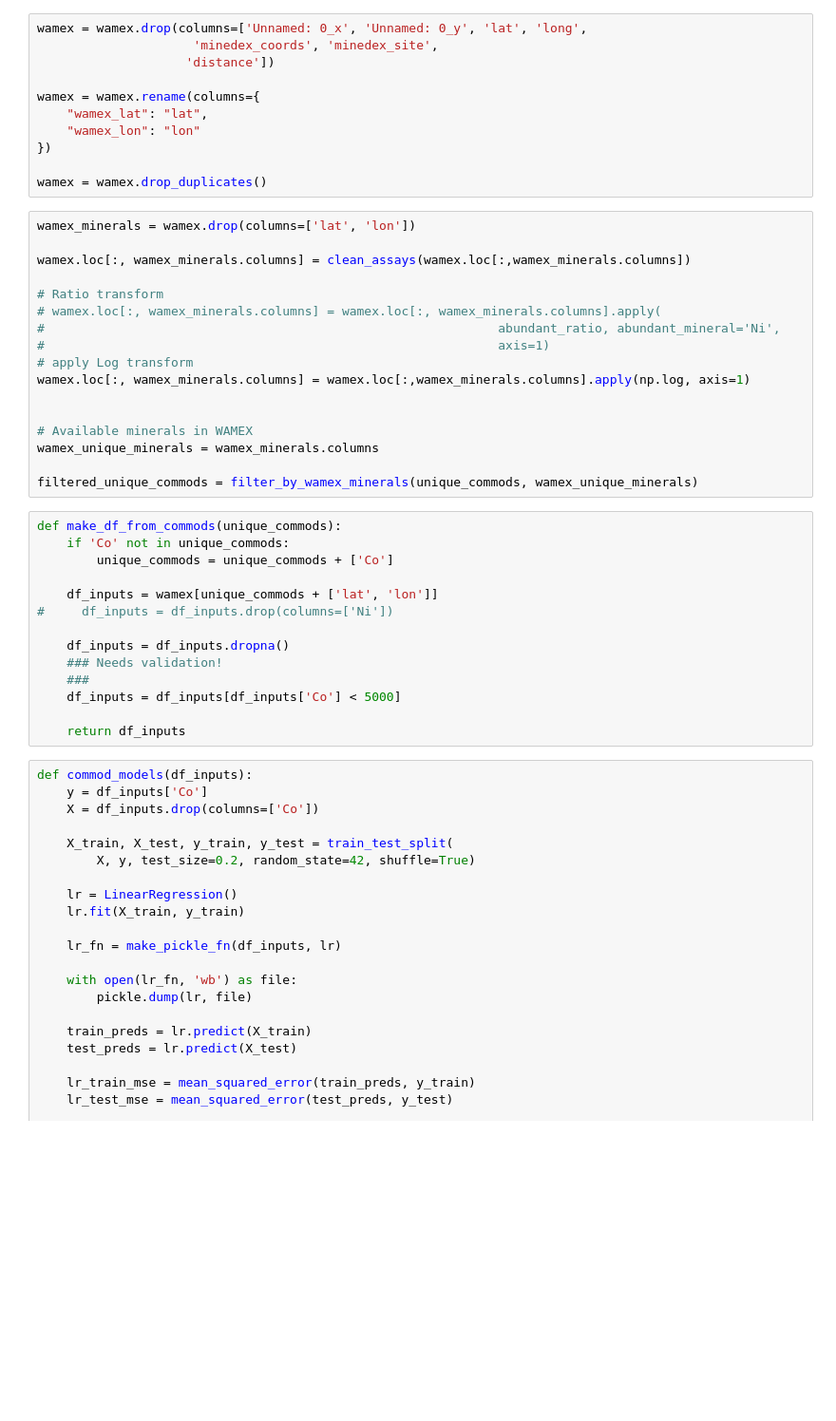
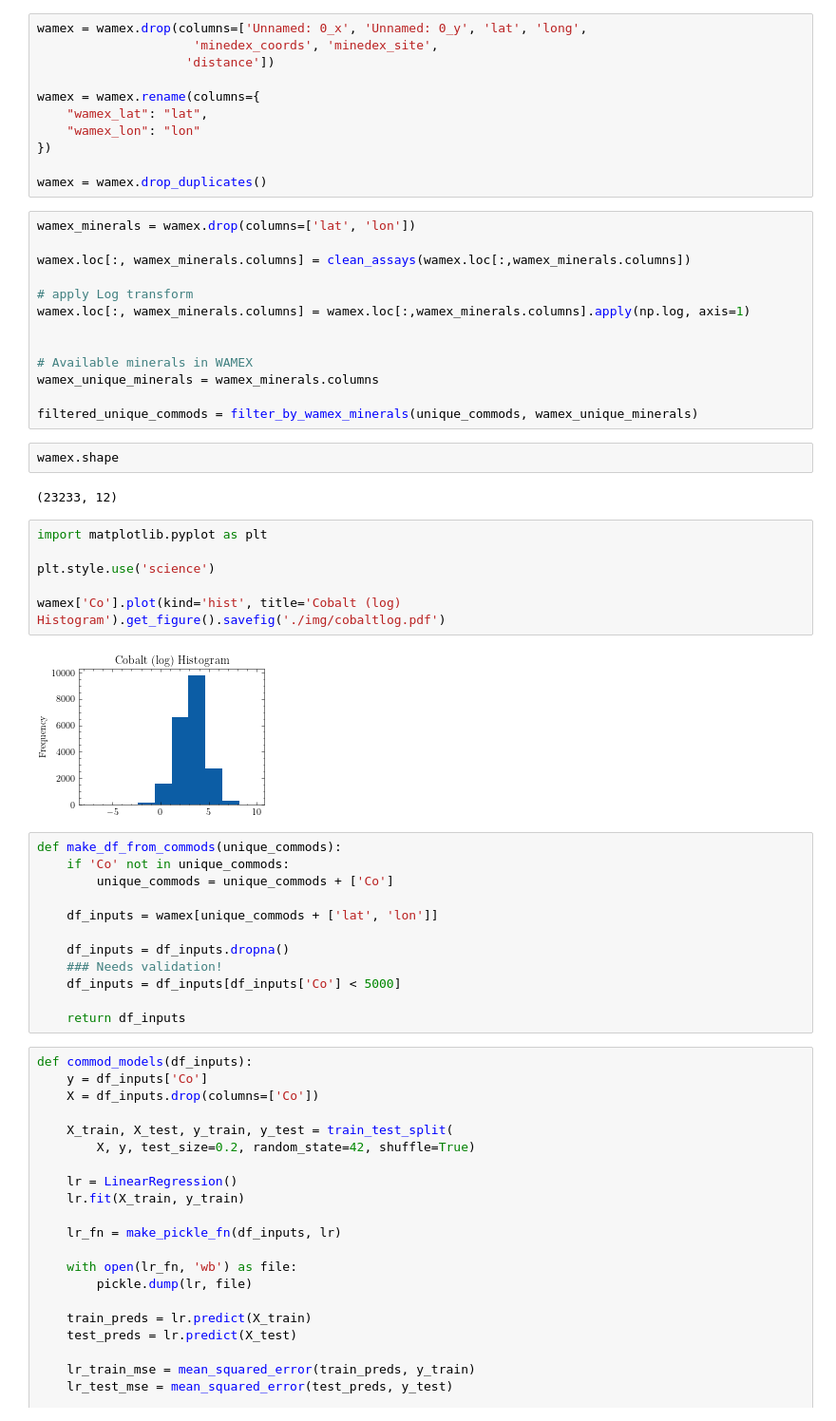
Before and after one commit to franticOreo/CriticalMinerals, a Jupyter notebook: eli/nbs/ModelCreationPipeline.ipynb, the cells around one changed output. Shown: that part at 95% size. Cells and saved outputs as stored; diff of their text form; blank space fills up the shorter version.

```diff
--- a/eli/nbs/ModelCreationPipeline.ipynb
+++ b/eli/nbs/ModelCreationPipeline.ipynb
@@ -179,10 +179,6 @@ wamex_minerals = wamex.drop(columns=['lat', 'lon'])
 
 wamex.loc[:, wamex_minerals.columns] = clean_assays(wamex.loc[:,wamex_minerals.columns])
 
-# Ratio transform
-# wamex.loc[:, wamex_minerals.columns] = wamex.loc[:, wamex_minerals.columns].apply(
-#                                                             abundant_ratio, abundant_mineral='Ni',
-#                                                             axis=1)
 # apply Log transform
 wamex.loc[:, wamex_minerals.columns] = wamex.loc[:,wamex_minerals.columns].apply(np.log, axis=1)
 
@@ -191,17 +187,27 @@ wamex.loc[:, wamex_minerals.columns] = wamex.loc[:,wamex_minerals.columns].apply
 wamex_unique_minerals = wamex_minerals.columns
 
 filtered_unique_commods = filter_by_wamex_minerals(unique_commods, wamex_unique_minerals)
+# %%
+wamex.shape
+# %% [output]
+(23233, 12)
+# %%
+import matplotlib.pyplot as plt
+
+plt.style.use('science')
+
+wamex['Co'].plot(kind='hist', title='Cobalt (log) Histogram').get_figure().savefig('./img/cobaltlog.pdf')
+# %% [output]
+[figure, added]
 # %%
 def make_df_from_commods(unique_commods):
     if 'Co' not in unique_commods:
         unique_commods = unique_commods + ['Co']
 
     df_inputs = wamex[unique_commods + ['lat', 'lon']]
-#     df_inputs = df_inputs.drop(columns=['Ni'])
 
     df_inputs = df_inputs.dropna()
     ### Needs validation!
-    ###
     df_inputs = df_inputs[df_inputs['Co'] < 5000]
 
     return df_inputs
```
Also changed, not shown: parts of 18 cells of this notebook, 4 other files.
